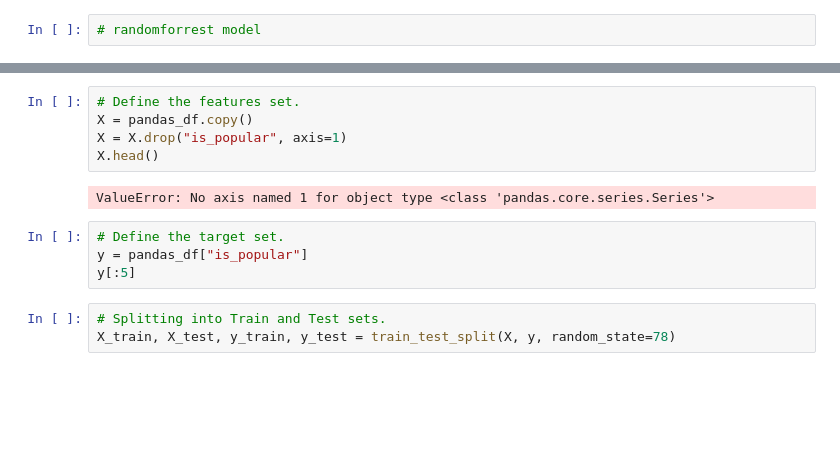
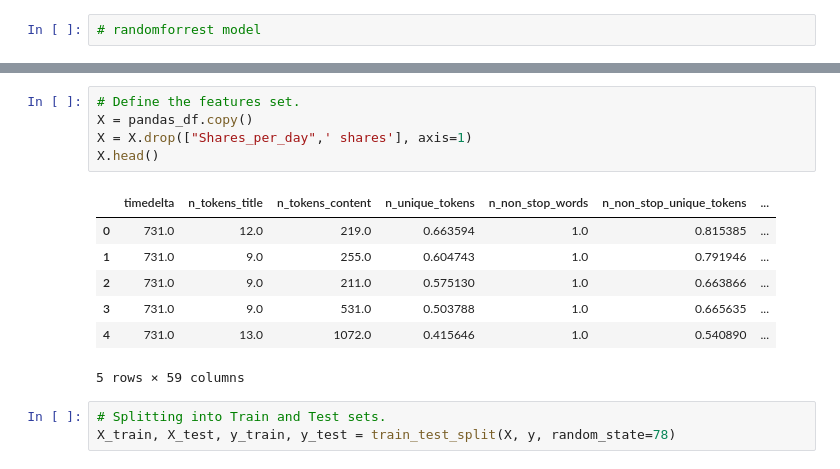
Before and after one commit to MMorrison26/Online_News_Project, a Jupyter notebook: Exploratory Analysis/combined_figures_to_machine_learning_model.ipynb, the cells around one changed output, grey strips where cells are left out. Cells and saved outputs as stored; diff of their text form; blank space fills up the shorter version.

```diff
--- a/Exploratory Analysis/combined_figures_to_machine_learning_model.ipynb
+++ b/Exploratory Analysis/combined_figures_to_machine_learning_model.ipynb
@@ -401,14 +419,16 @@ KeyError: "[' timedelta'] not found in axis"
 # %%
 # Define the features set.
 X = pandas_df.copy()
-X = X.drop("is_popular", axis=1)
+X = X.drop(["Shares_per_day",' shares'], axis=1)
 X.head()
 # %% [output]
+|  | timedelta | n_tokens_title | n_tokens_content | n_unique_tokens | n_non_stop_words | n_non_stop_unique_tokens | ... |
+| 0 | 731.0 | 12.0 | 219.0 | 0.663594 | 1.0 | 0.815385 | ... |
+| 1 | 731.0 | 9.0 | 255.0 | 0.604743 | 1.0 | 0.791946 | ... |
+| 2 | 731.0 | 9.0 | 211.0 | 0.575130 | 1.0 | 0.663866 | ... |
+| 3 | 731.0 | 9.0 | 531.0 | 0.503788 | 1.0 | 0.665635 | ... |
+| 4 | 731.0 | 13.0 | 1072.0 | 0.415646 | 1.0 | 0.540890 | ... |
-ValueError: No axis named 1 for object type <class 'pandas.core.series.Series'>
+5 rows × 59 columns
-# %%
-# Define the target set.
-y = pandas_df["is_popular"]
-y[:5]
 # %%
 # Splitting into Train and Test sets.
 X_train, X_test, y_train, y_test = train_test_split(X, y, random_state=78)
```
Also changed, not shown: parts of 8 cells of this notebook.
